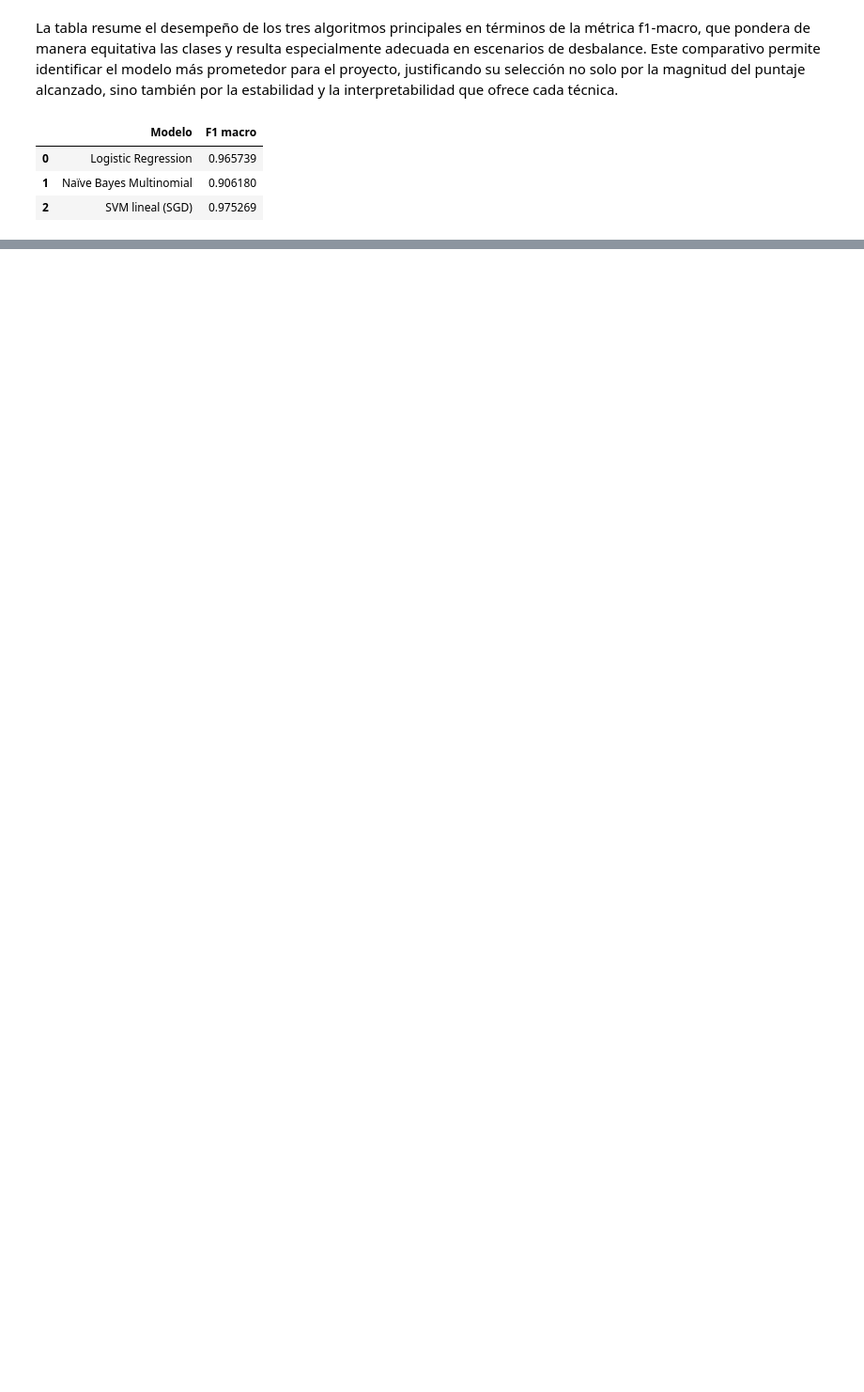
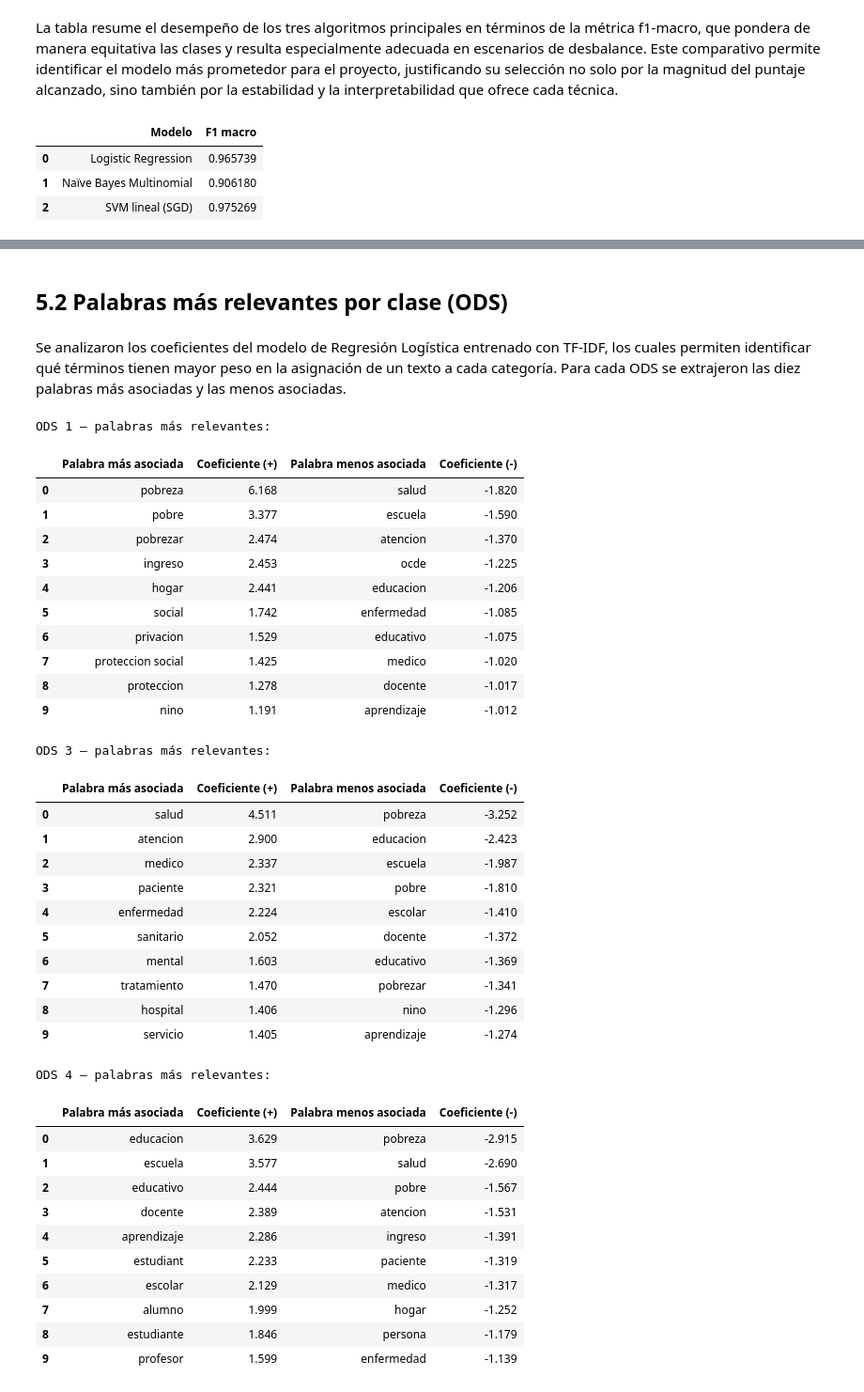
Before and after one commit to carvafel/Proyecto-1---BI, a Jupyter notebook: analisis.ipynb, the cells around one changed output, grey strips where cells are left out. Shown at 94% size. Cells and saved outputs as stored; diff of their text form; code cells hidden in the pictures; blank space fills up the shorter version.

```diff
--- a/analisis.ipynb
+++ b/analisis.ipynb
@@ -691,0 +736,67 @@ Passing `palette` without assigning `hue` is deprecated and will be removed in v
+# %% [markdown]
+## 5.2 Palabras más relevantes por clase (ODS)
+# %% [markdown]
+Se analizaron los coeficientes del modelo de Regresión Logística entrenado con TF-IDF, los cuales permiten identificar qué términos tienen mayor peso en la asignación de un texto a cada categoría. Para cada ODS se extrajeron las diez palabras más asociadas y las menos asociadas.
+# %%
+# Extraer vectorizador y modelo desde el pipeline entrenado
+vectorizador = pipe_lr.named_steps["tfidf"]
+modelo = pipe_lr.named_steps["clf"]
+
+# Vocabulario
+feature_names = vectorizador.get_feature_names_out()
+
+# Obtener top palabras por clase
+import numpy as np
+import pandas as pd
+
+def top_palabras_por_clase(modelo, feature_names, clase, top_n=10):
+    coefs = modelo.coef_[clase]
+    top_pos = np.argsort(coefs)[-top_n:][::-1]
+    top_neg = np.argsort(coefs)[:top_n]
+    return pd.DataFrame({
+        "Palabra más asociada": feature_names[top_pos],
+        "Coeficiente (+)": coefs[top_pos].round(3),
+        "Palabra menos asociada": feature_names[top_neg],
+        "Coeficiente (-)": coefs[top_neg].round(3)
+    })
+
+for i, clase in enumerate(modelo.classes_):
+    print(f"\nODS {clase} – palabras más relevantes:")
+    display(top_palabras_por_clase(modelo, feature_names, i, top_n=10))
+# %% [output]
+ODS 1 – palabras más relevantes:
+|  | Palabra más asociada | Coeficiente (+) | Palabra menos asociada | Coeficiente (-) |
+| 0 | pobreza | 6.168 | salud | -1.820 |
+| 1 | pobre | 3.377 | escuela | -1.590 |
+| 2 | pobrezar | 2.474 | atencion | -1.370 |
+| 3 | ingreso | 2.453 | ocde | -1.225 |
+| 4 | hogar | 2.441 | educacion | -1.206 |
+| 5 | social | 1.742 | enfermedad | -1.085 |
+| 6 | privacion | 1.529 | educativo | -1.075 |
+| 7 | proteccion social | 1.425 | medico | -1.020 |
+| 8 | proteccion | 1.278 | docente | -1.017 |
+| 9 | nino | 1.191 | aprendizaje | -1.012 |
+ODS 3 – palabras más relevantes:
+|  | Palabra más asociada | Coeficiente (+) | Palabra menos asociada | Coeficiente (-) |
+| 0 | salud | 4.511 | pobreza | -3.252 |
+| 1 | atencion | 2.900 | educacion | -2.423 |
+| 2 | medico | 2.337 | escuela | -1.987 |
+| 3 | paciente | 2.321 | pobre | -1.810 |
+| 4 | enfermedad | 2.224 | escolar | -1.410 |
+| 5 | sanitario | 2.052 | docente | -1.372 |
+| 6 | mental | 1.603 | educativo | -1.369 |
+| 7 | tratamiento | 1.470 | pobrezar | -1.341 |
+| 8 | hospital | 1.406 | nino | -1.296 |
+| 9 | servicio | 1.405 | aprendizaje | -1.274 |
+ODS 4 – palabras más relevantes:
+|  | Palabra más asociada | Coeficiente (+) | Palabra menos asociada | Coeficiente (-) |
+| 0 | educacion | 3.629 | pobreza | -2.915 |
+| 1 | escuela | 3.577 | salud | -2.690 |
+| 2 | educativo | 2.444 | pobre | -1.567 |
+| 3 | docente | 2.389 | atencion | -1.531 |
+| 4 | aprendizaje | 2.286 | ingreso | -1.391 |
+| 5 | estudiant | 2.233 | paciente | -1.319 |
+| 6 | escolar | 2.129 | medico | -1.317 |
+| 7 | alumno | 1.999 | hogar | -1.252 |
+| 8 | estudiante | 1.846 | persona | -1.179 |
+| 9 | profesor | 1.599 | enfermedad | -1.139 |
```
Also changed, not shown: parts of 30 cells of this notebook, 2 other files.
